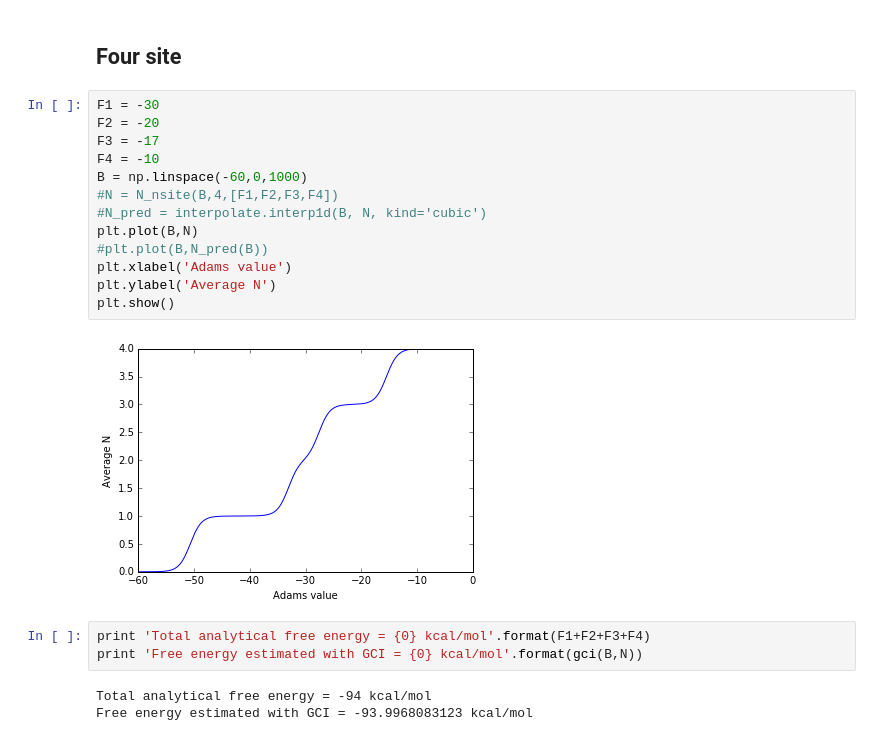
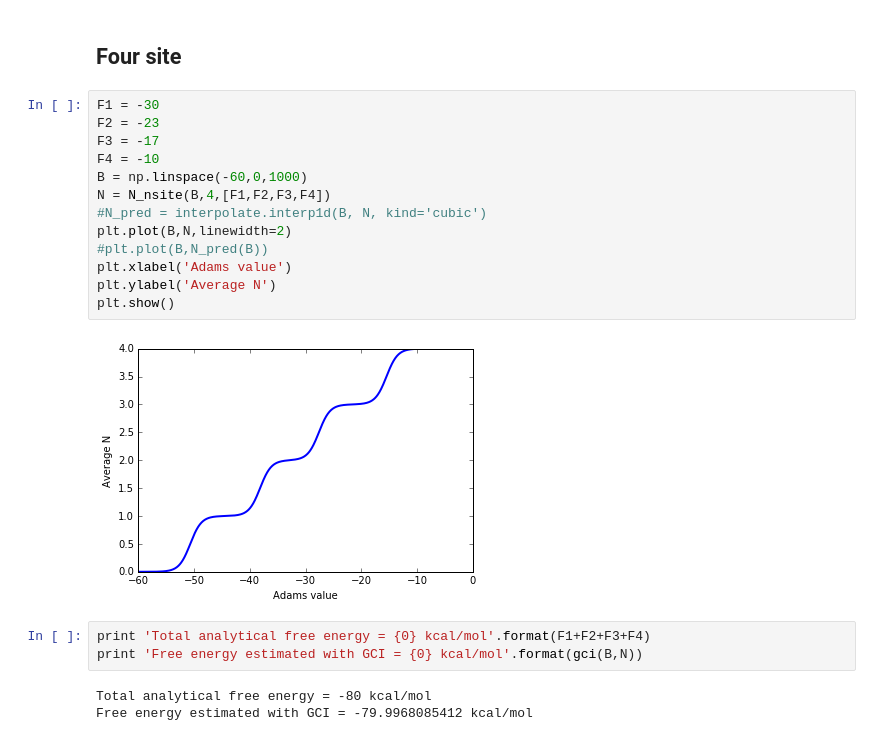
Before and after one commit to bernieleecy/watertoolbox-protoms, a Jupyter notebook: AnalyticalGCMC/Analytical_GCI_Comparison.ipynb, the cells around one changed output. Saved outputs shown, nothing was run; the diff lists cells and outputs as text.

```diff
--- a/AnalyticalGCMC/Analytical_GCI_Comparison.ipynb
+++ b/AnalyticalGCMC/Analytical_GCI_Comparison.ipynb
@@ -269,22 +287,22 @@ Free energy estimated with GCI = -34.9999974843 kcal/mol
 ## Four site
 # %%
 F1 = -30
-F2 = -20
+F2 = -23
 F3 = -17
 F4 = -10
 B = np.linspace(-60,0,1000)
-#N = N_nsite(B,4,[F1,F2,F3,F4])
+N = N_nsite(B,4,[F1,F2,F3,F4])
 #N_pred = interpolate.interp1d(B, N, kind='cubic')
-plt.plot(B,N)
+plt.plot(B,N,linewidth=2)
 #plt.plot(B,N_pred(B))
 plt.xlabel('Adams value')
 plt.ylabel('Average N')
 plt.show()
 # %% [output]
-[figure, old version]
+[figure, new version]
 # %%
 print 'Total analytical free energy = {0} kcal/mol'.format(F1+F2+F3+F4)
 print 'Free energy estimated with GCI = {0} kcal/mol'.format(gci(B,N))
 # %% [output]
-Total analytical free energy = -94 kcal/mol
-Free energy estimated with GCI = -93.9968083123 kcal/mol
+Total analytical free energy = -80 kcal/mol
+Free energy estimated with GCI = -79.9968085412 kcal/mol
```
Also changed, not shown: parts of 10 cells of this notebook, 2 other files.
